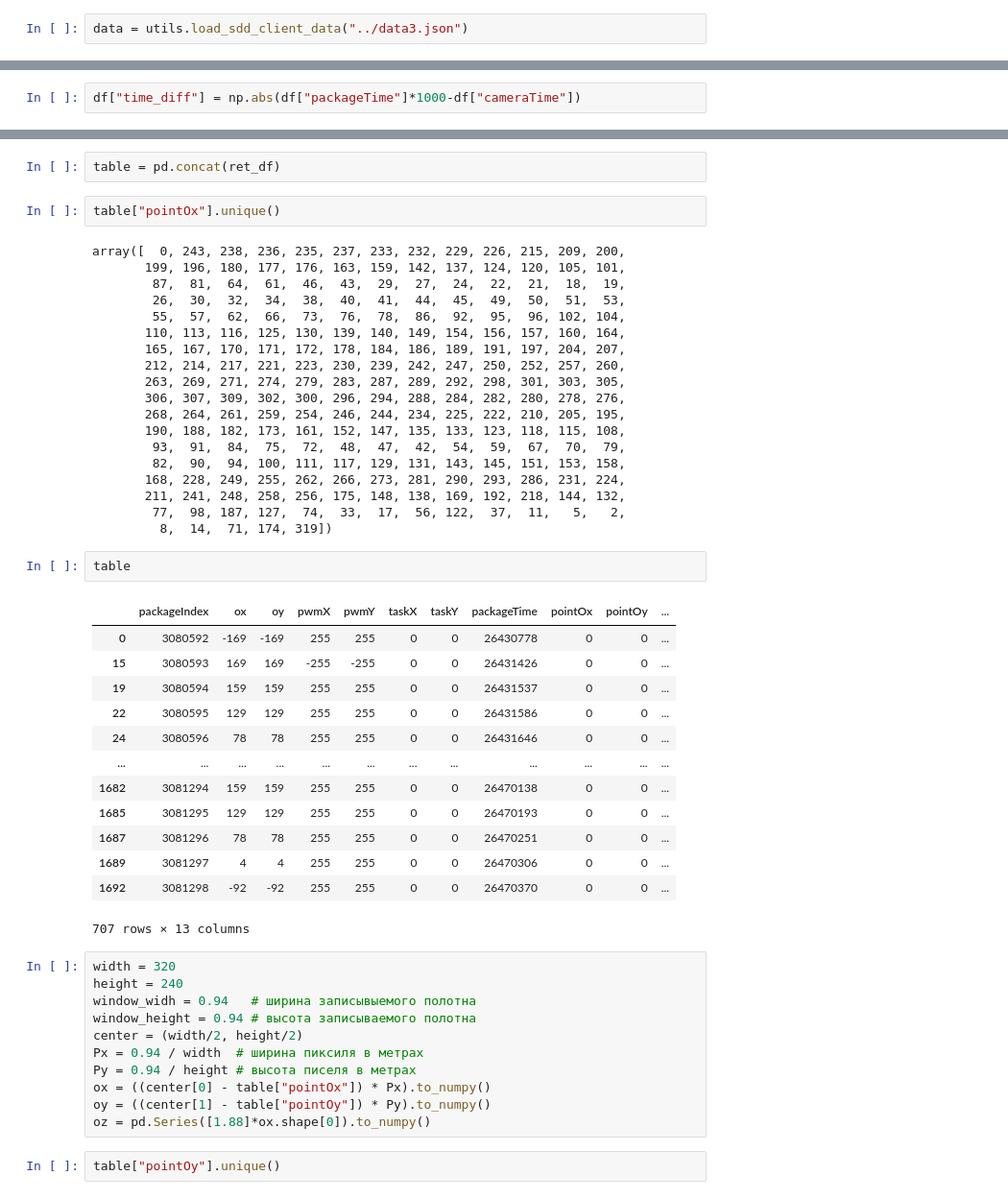
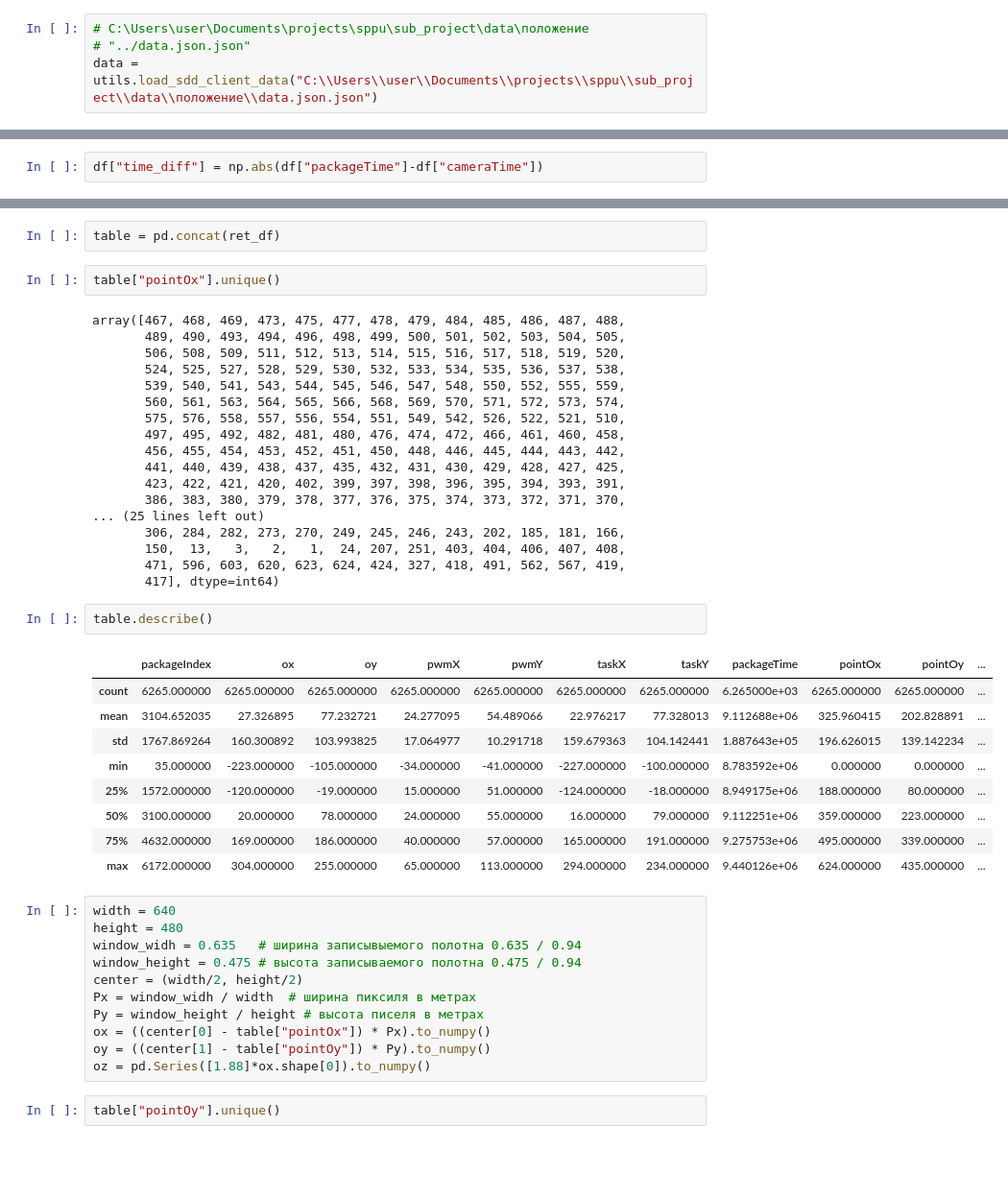
Before and after one commit to ageev-aleksey/sppu, a Jupyter notebook: sub_project/ml/ipython/MakeDfFromSddPackage.ipynb, the cells around one changed output, grey strips where cells are left out. Shown at 96% size. Drawn from its saved outputs; the diff is of its cells as text; blank space fills up the shorter version.

```diff
--- a/sub_project/ml/ipython/MakeDfFromSddPackage.ipynb
+++ b/sub_project/ml/ipython/MakeDfFromSddPackage.ipynb
@@ -5,8 +5,10 @@ sys.path.append("../")
 
 import utils
 import numpy as np
-# %%
-data = utils.load_sdd_client_data("../data3.json")
+# %%
+# C:\Users\user\Documents\projects\sppu\sub_project\data\положение
+# "../data.json.json"
+data = utils.load_sdd_client_data("C:\\Users\\user\\Documents\\projects\\sppu\\sub_project\\data\\положение\\data.json.json")
 # %%
 df = pd.DataFrame(data)
 # %%
@@ -16,5 +18,5 @@ RangeIndex(start=0, stop=1693, step=1)
 # %%
-df["time_diff"] = np.abs(df["packageTime"]*1000-df["cameraTime"])
+df["time_diff"] = np.abs(df["packageTime"]-df["cameraTime"])
 # %%
 df.groupby("packageIndex")["time_diff"].min().index
 # %% [output]
@@ -28,48 +33,43 @@ table = pd.concat(ret_df)
 # %%
 table["pointOx"].unique()
 # %% [output]
-array([  0, 243, 238, 236, 235, 237, 233, 232, 229, 226, 215, 209, 200,
-       199, 196, 180, 177, 176, 163, 159, 142, 137, 124, 120, 105, 101,
-        87,  81,  64,  61,  46,  43,  29,  27,  24,  22,  21,  18,  19,
-        26,  30,  32,  34,  38,  40,  41,  44,  45,  49,  50,  51,  53,
-        55,  57,  62,  66,  73,  76,  78,  86,  92,  95,  96, 102, 104,
-       110, 113, 116, 125, 130, 139, 140, 149, 154, 156, 157, 160, 164,
-       165, 167, 170, 171, 172, 178, 184, 186, 189, 191, 197, 204, 207,
-       212, 214, 217, 221, 223, 230, 239, 242, 247, 250, 252, 257, 260,
-       263, 269, 271, 274, 279, 283, 287, 289, 292, 298, 301, 303, 305,
-       306, 307, 309, 302, 300, 296, 294, 288, 284, 282, 280, 278, 276,
-       268, 264, 261, 259, 254, 246, 244, 234, 225, 222, 210, 205, 195,
-       190, 188, 182, 173, 161, 152, 147, 135, 133, 123, 118, 115, 108,
-        93,  91,  84,  75,  72,  48,  47,  42,  54,  59,  67,  70,  79,
-        82,  90,  94, 100, 111, 117, 129, 131, 143, 145, 151, 153, 158,
-       168, 228, 249, 255, 262, 266, 273, 281, 290, 293, 286, 231, 224,
-       211, 241, 248, 258, 256, 175, 148, 138, 169, 192, 218, 144, 132,
-        77,  98, 187, 127,  74,  33,  17,  56, 122,  37,  11,   5,   2,
-         8,  14,  71, 174, 319])
+array([467, 468, 469, 473, 475, 477, 478, 479, 484, 485, 486, 487, 488,
+       489, 490, 493, 494, 496, 498, 499, 500, 501, 502, 503, 504, 505,
+       506, 508, 509, 511, 512, 513, 514, 515, 516, 517, 518, 519, 520,
+       524, 525, 527, 528, 529, 530, 532, 533, 534, 535, 536, 537, 538,
+       539, 540, 541, 543, 544, 545, 546, 547, 548, 550, 552, 555, 559,
+       560, 561, 563, 564, 565, 566, 568, 569, 570, 571, 572, 573, 574,
+       575, 576, 558, 557, 556, 554, 551, 549, 542, 526, 522, 521, 510,
+       497, 495, 492, 482, 481, 480, 476, 474, 472, 466, 461, 460, 458,
+       456, 455, 454, 453, 452, 451, 450, 448, 446, 445, 444, 443, 442,
+       441, 440, 439, 438, 437, 435, 432, 431, 430, 429, 428, 427, 425,
+       423, 422, 421, 420, 402, 399, 397, 398, 396, 395, 394, 393, 391,
+       386, 383, 380, 379, 378, 377, 376, 375, 374, 373, 372, 371, 370,
+... (25 lines left out)
+       306, 284, 282, 273, 270, 249, 245, 246, 243, 202, 185, 181, 166,
+       150,  13,   3,   2,   1,  24, 207, 251, 403, 404, 406, 407, 408,
+       471, 596, 603, 620, 623, 624, 424, 327, 418, 491, 562, 567, 419,
+       417], dtype=int64)
 # %%
-table
+table.describe()
 # %% [output]
 |  | packageIndex | ox | oy | pwmX | pwmY | taskX | taskY | packageTime | pointOx | pointOy | ... |
-| 0 | 3080592 | -169 | -169 | 255 | 255 | 0 | 0 | 26430778 | 0 | 0 | ... |
-| 15 | 3080593 | 169 | 169 | -255 | -255 | 0 | 0 | 26431426 | 0 | 0 | ... |
-| 19 | 3080594 | 159 | 159 | 255 | 255 | 0 | 0 | 26431537 | 0 | 0 | ... |
-| 22 | 3080595 | 129 | 129 | 255 | 255 | 0 | 0 | 26431586 | 0 | 0 | ... |
-| 24 | 3080596 | 78 | 78 | 255 | 255 | 0 | 0 | 26431646 | 0 | 0 | ... |
-| ... | ... | ... | ... | ... | ... | ... | ... | ... | ... | ... | ... |
-| 1682 | 3081294 | 159 | 159 | 255 | 255 | 0 | 0 | 26470138 | 0 | 0 | ... |
-| 1685 | 3081295 | 129 | 129 | 255 | 255 | 0 | 0 | 26470193 | 0 | 0 | ... |
-| 1687 | 3081296 | 78 | 78 | 255 | 255 | 0 | 0 | 26470251 | 0 | 0 | ... |
-| 1689 | 3081297 | 4 | 4 | 255 | 255 | 0 | 0 | 26470306 | 0 | 0 | ... |
-| 1692 | 3081298 | -92 | -92 | 255 | 255 | 0 | 0 | 26470370 | 0 | 0 | ... |
+| count | 6265.000000 | 6265.000000 | 6265.000000 | 6265.000000 | 6265.000000 | 6265.000000 | 6265.000000 | 6.265000e+03 | 6265.000000 | 6265.000000 | ... |
+| mean | 3104.652035 | 27.326895 | 77.232721 | 24.277095 | 54.489066 | 22.976217 | 77.328013 | 9.112688e+06 | 325.960415 | 202.828891 | ... |
+| std | 1767.869264 | 160.300892 | 103.993825 | 17.064977 | 10.291718 | 159.679363 | 104.142441 | 1.887643e+05 | 196.626015 | 139.142234 | ... |
+| min | 35.000000 | -223.000000 | -105.000000 | -34.000000 | -41.000000 | -227.000000 | -100.000000 | 8.783592e+06 | 0.000000 | 0.000000 | ... |
+| 25% | 1572.000000 | -120.000000 | -19.000000 | 15.000000 | 51.000000 | -124.000000 | -18.000000 | 8.949175e+06 | 188.000000 | 80.000000 | ... |
+| 50% | 3100.000000 | 20.000000 | 78.000000 | 24.000000 | 55.000000 | 16.000000 | 79.000000 | 9.112251e+06 | 359.000000 | 223.000000 | ... |
+| 75% | 4632.000000 | 169.000000 | 186.000000 | 40.000000 | 57.000000 | 165.000000 | 191.000000 | 9.275753e+06 | 495.000000 | 339.000000 | ... |
+| max | 6172.000000 | 304.000000 | 255.000000 | 65.000000 | 113.000000 | 294.000000 | 234.000000 | 9.440126e+06 | 624.000000 | 435.000000 | ... |
-707 rows × 13 columns
 # %%
-width = 320
-height = 240
-window_widh = 0.94   # ширина записывыемого полотна
-window_height = 0.94 # высота записываемого полотна
+width = 640
+height = 480
+window_widh = 0.635   # ширина записывыемого полотна 0.635 / 0.94
+window_height = 0.475 # высота записываемого полотна 0.475 / 0.94
 center = (width/2, height/2)
-Px = 0.94 / width  # ширина пиксиля в метрах
-Py = 0.94 / height # высота писеля в метрах
+Px = window_widh / width  # ширина пиксиля в метрах
+Py = window_height / height # высота писеля в метрах
 ox = ((center[0] - table["pointOx"]) * Px).to_numpy()
 oy = ((center[1] - table["pointOy"]) * Py).to_numpy()
 oz = pd.Series([1.88]*ox.shape[0]).to_numpy()
```
Also changed, not shown: parts of 7 cells of this notebook, 8 other files.
